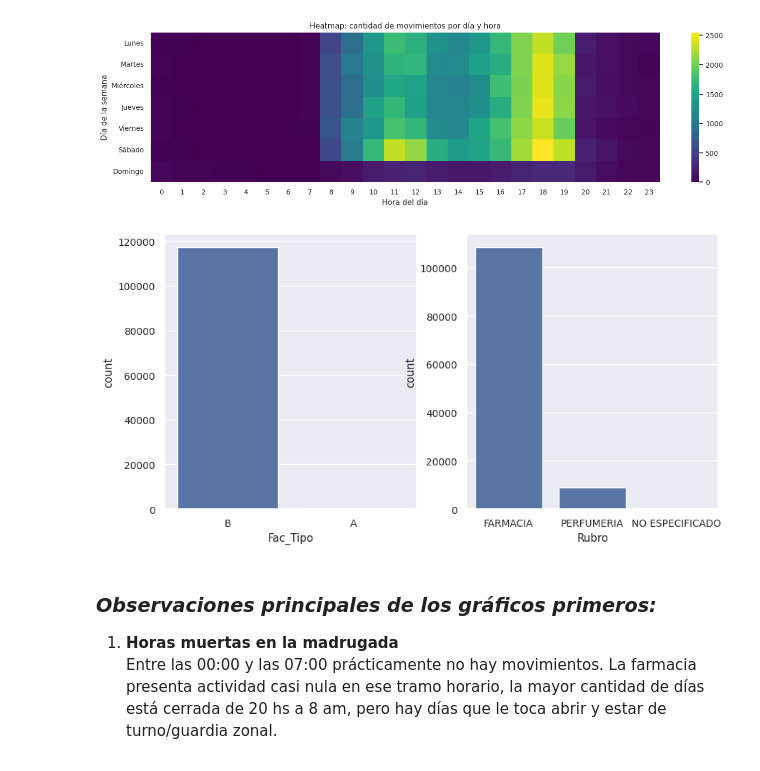
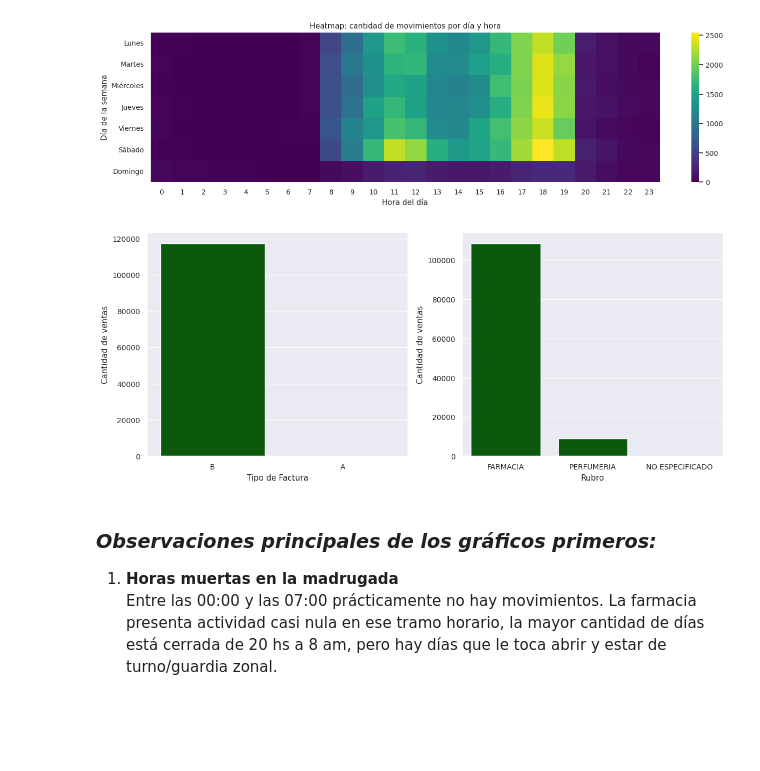
Before and after one commit to 4GeeksAcademy/sp-ml-20-final-project-g2, a Jupyter notebook: src/Final-project-Grupo2-InetaAnthonnyGuillermo.ipynb, the cells around one changed output. Cells and saved outputs as stored; diff of their text form; code cells hidden in the pictures; blank space fills up the shorter version.

```diff
--- a/src/Final-project-Grupo2-InetaAnthonnyGuillermo.ipynb
+++ b/src/Final-project-Grupo2-InetaAnthonnyGuillermo.ipynb
@@ -561,6 +561,15 @@ cat_variables
 # %% [markdown]
 > - Para un mejor estudio y un mejor análisis y posterior entrenamiento de modelo, dado que sólo hay registros de 12 meses, tomaremos un periodo de tiempo mas corto, para lo cual creamos una nueva columna con períodos temporales semanales.
 # %%
-df["num_semana"] = df["Fecha"].dt.isocalendar().week.astype(int)
+iso = df["Fecha"].dt.isocalendar()
+
+df["year"] = iso.year.astype(int)
+df["num_semana"] = iso.week.astype(int)
+
+df["week_start"] = (
+    df["Fecha"] - pd.to_timedelta(df["Fecha"].dt.weekday, unit="D")
+).dt.normalize()
+
+df["week_end"] = df["week_start"] + pd.Timedelta(days=6)
 # %%
 df_copy = df.copy()
@@ -602,12 +621,18 @@ plt.show()
 # %%
 cat_variables.remove("Producto")
 # %%
-fig, axis = plt.subplots(1, 2, figsize=(10, 5))
-sns.countplot(data=df, x=cat_variables[0], ax=axis[0])
-sns.countplot(data=df, x=cat_variables[1], ax=axis[1])
+fig, axis = plt.subplots(1, 2, figsize=(12, 5))
+
+sns.countplot(data=df, x=cat_variables[0], ax=axis[0], color="darkgreen")
+axis[0].set_ylabel("Cantidad de ventas")
+axis[0].set_xlabel("Tipo de Factura")
+
+sns.countplot(data=df, x=cat_variables[1], ax=axis[1], color="darkgreen")
+axis[1].set_ylabel("Cantidad de ventas")
+plt.tight_layout()
 plt.show()
 # %% [output]
-[figure, old version]
+[figure, new version]
 # %% [markdown]
 ### *Observaciones principales de los gráficos primeros:*
 
```
Also changed, not shown: parts of 60 cells of this notebook, 4 other files.
